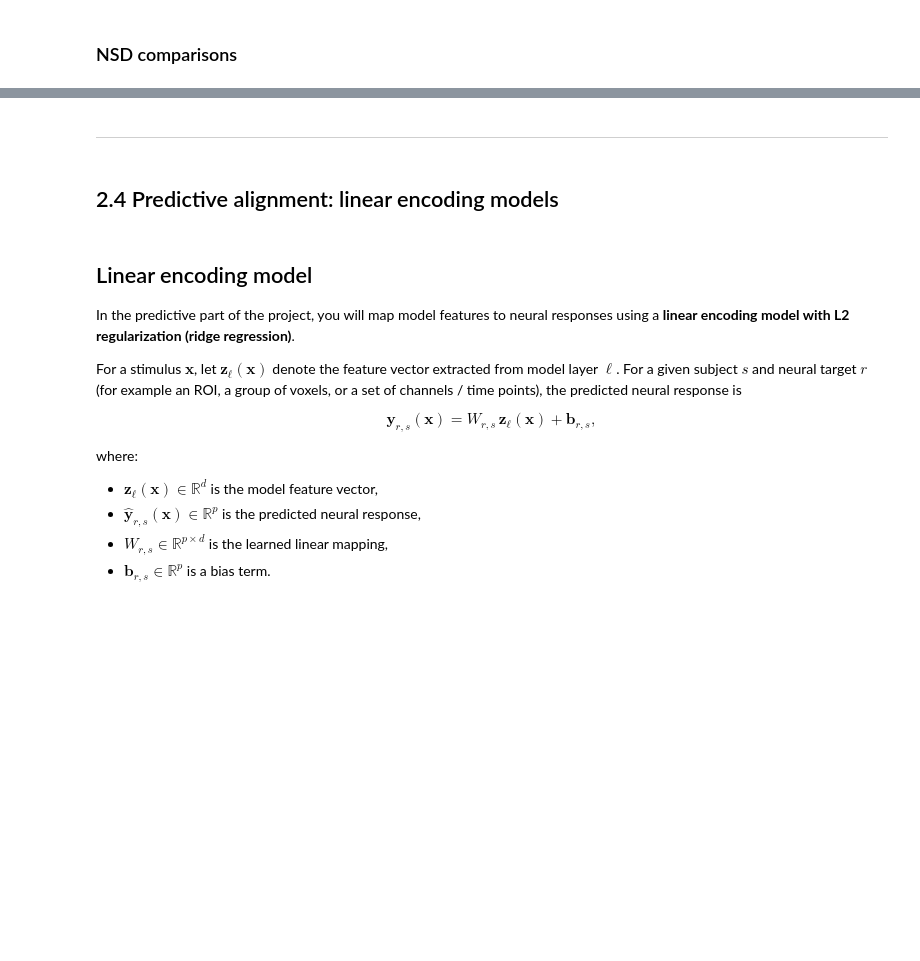
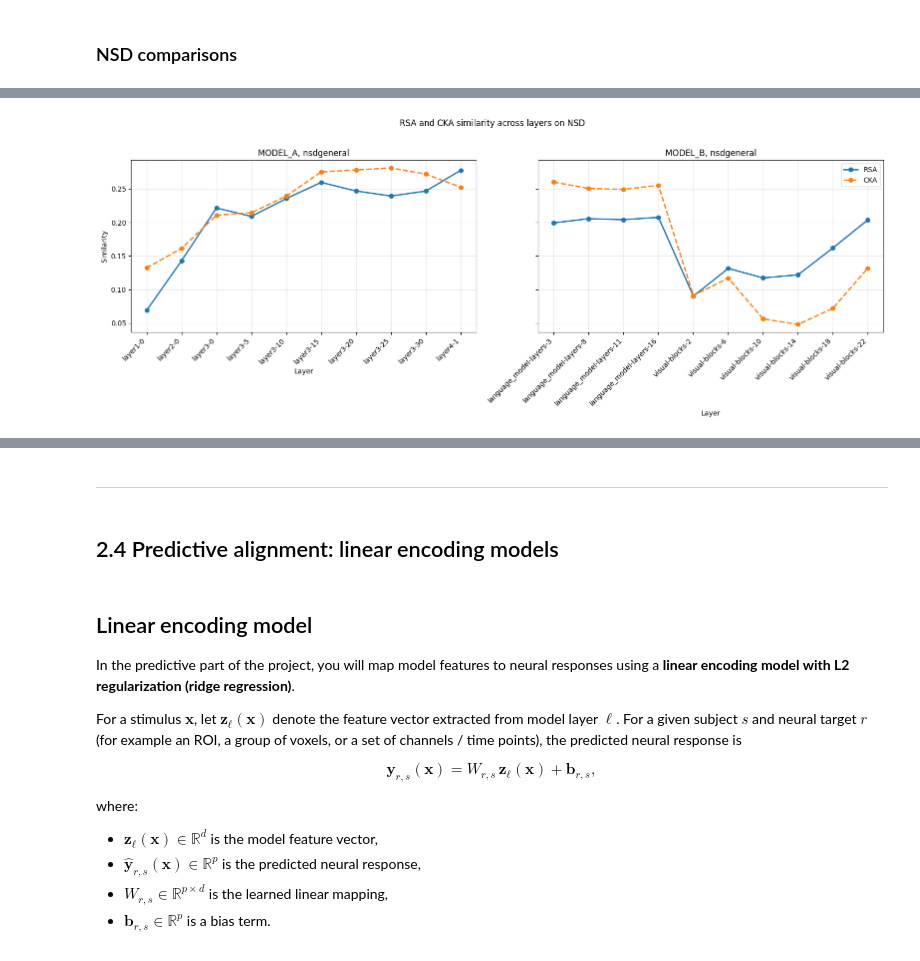
Before and after one commit to LyaoDzin/NX-414-brain-like-project, a Jupyter notebook: project/nx414_project_2026.ipynb, the cells around one changed output, grey strips where cells are left out. Saved outputs shown, nothing was run; the diff lists cells and outputs as text; code cells hidden in the pictures; blank space fills up the shorter version.

```diff
--- a/project/nx414_project_2026.ipynb
+++ b/project/nx414_project_2026.ipynb
@@ -2106,0 +1668,28 @@ Comparing adv_resnet152_imagenet_full_ffgsm_eps-1_alpha-125-ep10_seed-0/ layer1-
+# %%
+save_path = "rsa_cka_nsd_layers_results.pkl"
+
+region = "nsdgeneral"
+dataset = Dataset.NSD
+subjects = dataset.subjects
+
+# UNCOMMENT THE FOLLOWING TO RECOMPUTE RSA/CKA (SLOW, about 45 minutes)
+
+# model_a_rsa_cka = compute_similarity_across_layers(dataset, region=region, model=Model.MODEL_A, subjects=subjects)
+# model_b_rsa_cka = compute_similarity_across_layers(dataset, region=region, model=Model.MODEL_B, subjects=subjects)
+
+# pickle the results for later use in visualization
+# with open(save_path, "wb") as f:
+#     pickle.dump({
+#         "MODEL_A": model_a_rsa_cka,
+#         "MODEL_B": model_b_rsa_cka,
+#     }, f)
+
+# Load the results back from the pickle file (if needed).
+with open(save_path, "rb") as f:
+    results = pickle.load(f)
+    model_a_rsa_cka = results["MODEL_A"]
+    model_b_rsa_cka = results["MODEL_B"]
+
+plot_similarity_across_layers(dataset, model_a_rsa_cka, model_b_rsa_cka, region)
+# %% [output]
+[figure, added]
```
Also changed, not shown: parts of 18 cells of this notebook, 3 other files.
